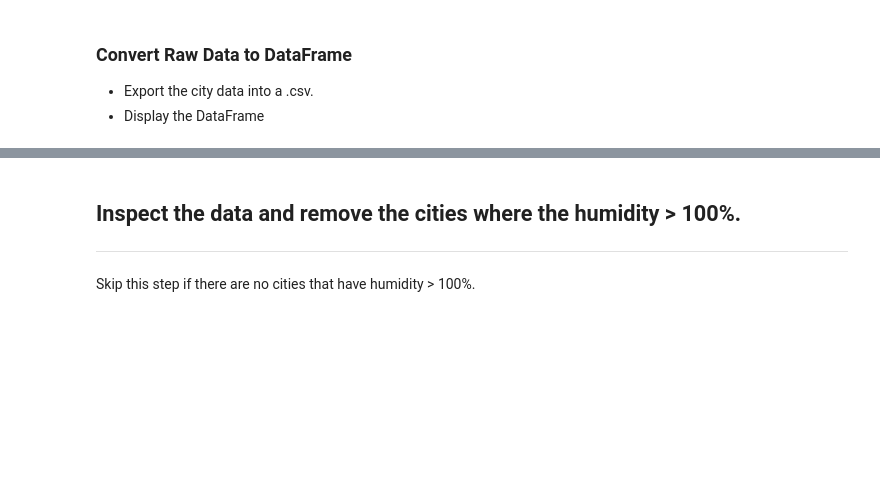
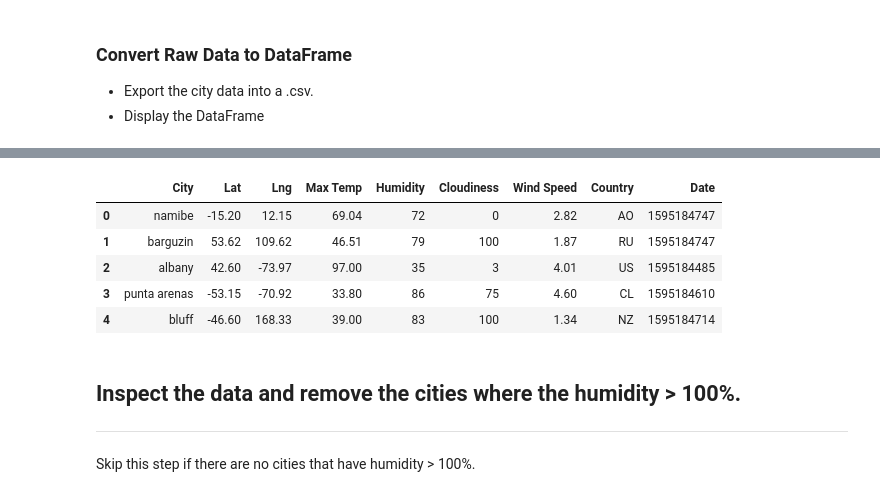
Before and after one commit to markerickson314/python-api-challenge, a Jupyter notebook: WeatherPy/WeatherPy.ipynb, the cells around one changed output, grey strips where cells are left out. Cells and saved outputs as stored; diff of their text form; code cells hidden in the pictures; blank space fills up the shorter version.

Commit message:
created final dataframe for graphing

```diff
--- a/WeatherPy/WeatherPy.ipynb
+++ b/WeatherPy/WeatherPy.ipynb
@@ -131,0 +116,7 @@ dtype: int64
+# %%
+# Import csv to a dataframe and then check column counts.
+city_data = pd.read_csv("output_data/weather_data.csv")
+city_data.count()
+
+# I can't figure out why country is always lower than the other columns.
+# Maybe it's not an integer?
@@ -132,3 +134,13 @@ dtype: int64
+# %%
+# Display the dataframe
+city_data.head()
+# %% [output]
+|  | City | Lat | Lng | Max Temp | Humidity | Cloudiness | Wind Speed | Country | Date |
+| 0 | namibe | -15.20 | 12.15 | 69.04 | 72 | 0 | 2.82 | AO | 1595184747 |
+| 1 | barguzin | 53.62 | 109.62 | 46.51 | 79 | 100 | 1.87 | RU | 1595184747 |
+| 2 | albany | 42.60 | -73.97 | 97.00 | 35 | 3 | 4.01 | US | 1595184485 |
+| 3 | punta arenas | -53.15 | -70.92 | 33.80 | 86 | 75 | 4.60 | CL | 1595184610 |
+| 4 | bluff | -46.60 | 168.33 | 39.00 | 83 | 100 | 1.34 | NZ | 1595184714 |
 # %% [markdown]
 ## Inspect the data and remove the cities where the humidity > 100%.
 ----
```
Also changed, not shown: parts of 12 cells of this notebook, 5 other files.
